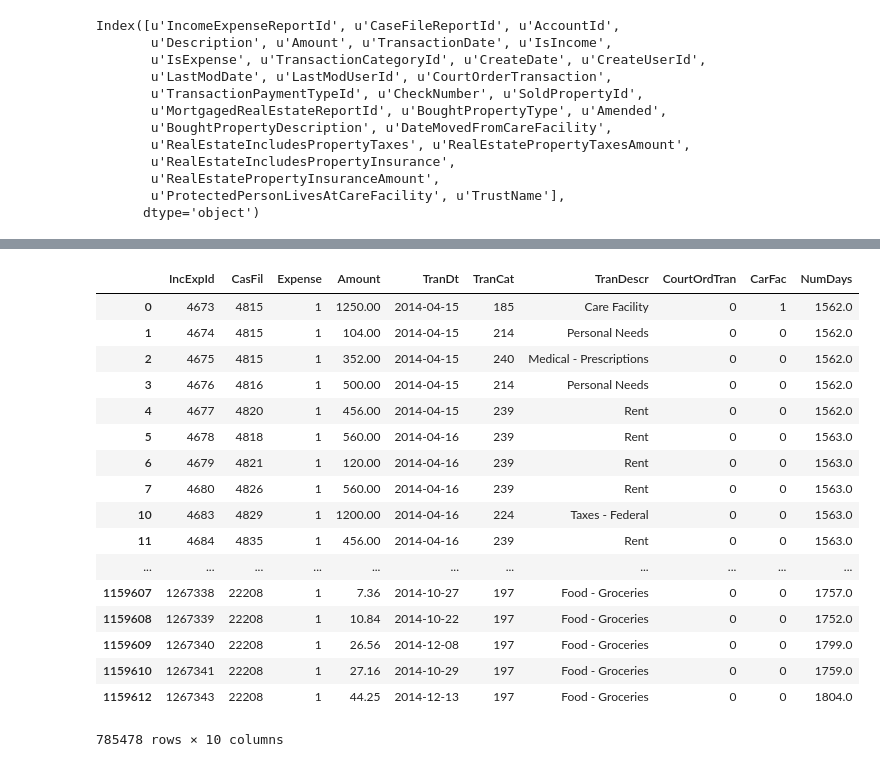
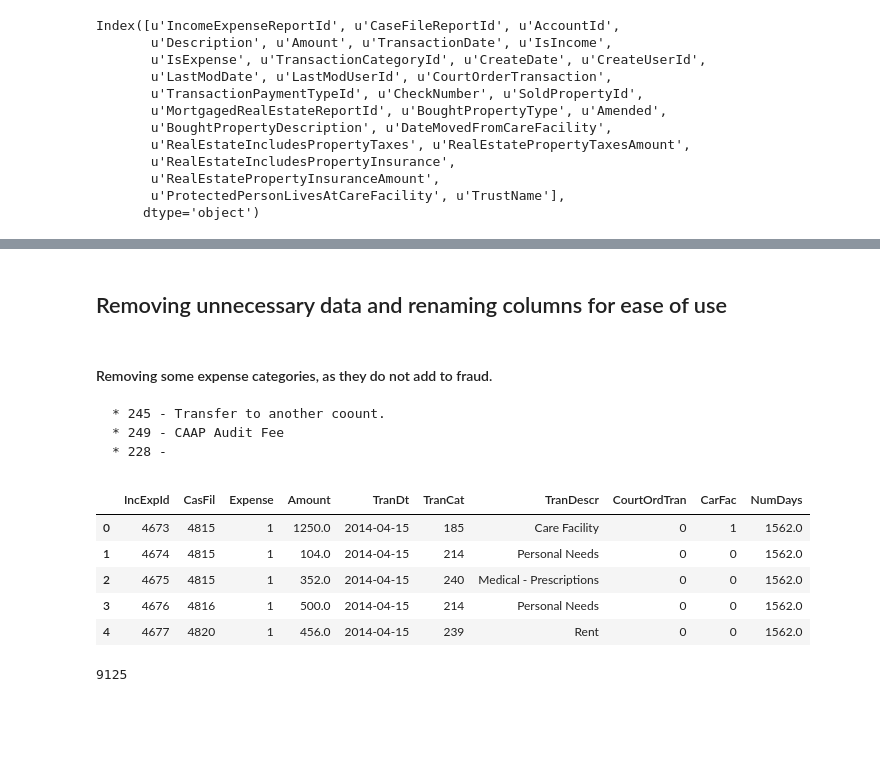
Before and after one commit to sanhitamj/elderly_fraud_detection, a Jupyter notebook: DataPipeline.ipynb, the cells around one changed output, grey strips where cells are left out. Drawn from its saved outputs; the diff is of its cells as text; code cells hidden in the pictures; blank space fills up the shorter version.

```diff
--- a/DataPipeline.ipynb
+++ b/DataPipeline.ipynb
@@ -52,3 +52,5 @@ df[(df['CaseFileReportId']==9423) & (df['IsIncome']==True) & (df['TransactionCat
+# %% [markdown]
+## Removing unnecessary data and renaming columns for ease of use
 # %%
 df['TransactionDate'] = pd.to_datetime(df['TransactionDate'])
 
@@ -79,6 +81,12 @@ for i in xrange(len(trans_cat)):
     d_tran[df2.iloc[i]['TransactionCategoryId']] = df2.iloc[i]['Description']
 
 df['TranDescr'] = df['TranCat'].map(d_tran)
+# %% [markdown]
+#### Removing some expense categories, as they do not add to fraud.
+
+    * 245 - Transfer to another coount.
+    * 249 - CAAP Audit Fee
+    * 228 -
 # %%
 income_categories = df2[(df2['CategoryTypeId']==2) & (df2['TransactionCategoryId']!=245) &
                         (df2['TransactionCategoryId']!=228) &
@@ -86,31 +94,23 @@ income_categories = df2[(df2['CategoryTypeId']==2) & (df2['TransactionCategoryId
 # %%
 columns_to_keep = ['IncExpId', 'CasFil', 'Expense', 'Amount', 'TranDt', 'TranCat', 'TranDescr', 'CourtOrdTran', 'CarFac' ]
 df = df[(df['TranCat'].isin(income_categories)) & (df['TranDt']> datetime.date(year=2010,month=1,day=1))
         & (df['TranDt']<datetime.date(2016, 1, 1))][columns_to_keep]
 
 df['NumDays'] = (df['TranDt'] - df['TranDt'].min())/ np.timedelta64(1,'D')
 
 
-df
+df.head()
 # %% [output]
 |  | IncExpId | CasFil | Expense | Amount | TranDt | TranCat | TranDescr | CourtOrdTran | CarFac | NumDays |
-| 0 | 4673 | 4815 | 1 | 1250.00 | 2014-04-15 | 185 | Care Facility | 0 | 1 | 1562.0 |
-| 1 | 4674 | 4815 | 1 | 104.00 | 2014-04-15 | 214 | Personal Needs | 0 | 0 | 1562.0 |
-| 2 | 4675 | 4815 | 1 | 352.00 | 2014-04-15 | 240 | Medical - Prescriptions | 0 | 0 | 1562.0 |
-| 3 | 4676 | 4816 | 1 | 500.00 | 2014-04-15 | 214 | Personal Needs | 0 | 0 | 1562.0 |
-| 4 | 4677 | 4820 | 1 | 456.00 | 2014-04-15 | 239 | Rent | 0 | 0 | 1562.0 |
-| 5 | 4678 | 4818 | 1 | 560.00 | 2014-04-16 | 239 | Rent | 0 | 0 | 1563.0 |
-| 6 | 4679 | 4821 | 1 | 120.00 | 2014-04-16 | 239 | Rent | 0 | 0 | 1563.0 |
-| 7 | 4680 | 4826 | 1 | 560.00 | 2014-04-16 | 239 | Rent | 0 | 0 | 1563.0 |
-| 10 | 4683 | 4829 | 1 | 1200.00 | 2014-04-16 | 224 | Taxes - Federal | 0 | 0 | 1563.0 |
-| 11 | 4684 | 4835 | 1 | 456.00 | 2014-04-16 | 239 | Rent | 0 | 0 | 1563.0 |
-| ... | ... | ... | ... | ... | ... | ... | ... | ... | ... | ... |
-| 1159607 | 1267338 | 22208 | 1 | 7.36 | 2014-10-27 | 197 | Food - Groceries | 0 | 0 | 1757.0 |
-| 1159608 | 1267339 | 22208 | 1 | 10.84 | 2014-10-22 | 197 | Food - Groceries | 0 | 0 | 1752.0 |
-| 1159609 | 1267340 | 22208 | 1 | 26.56 | 2014-12-08 | 197 | Food - Groceries | 0 | 0 | 1799.0 |
-| 1159610 | 1267341 | 22208 | 1 | 27.16 | 2014-10-29 | 197 | Food - Groceries | 0 | 0 | 1759.0 |
-| 1159612 | 1267343 | 22208 | 1 | 44.25 | 2014-12-13 | 197 | Food - Groceries | 0 | 0 | 1804.0 |
+| 0 | 4673 | 4815 | 1 | 1250.0 | 2014-04-15 | 185 | Care Facility | 0 | 1 | 1562.0 |
+| 1 | 4674 | 4815 | 1 | 104.0 | 2014-04-15 | 214 | Personal Needs | 0 | 0 | 1562.0 |
+| 2 | 4675 | 4815 | 1 | 352.0 | 2014-04-15 | 240 | Medical - Prescriptions | 0 | 0 | 1562.0 |
+| 3 | 4676 | 4816 | 1 | 500.0 | 2014-04-15 | 214 | Personal Needs | 0 | 0 | 1562.0 |
+| 4 | 4677 | 4820 | 1 | 456.0 | 2014-04-15 | 239 | Rent | 0 | 0 | 1562.0 |
-785478 rows × 10 columns
+# %%
+len(df['CasFil'].unique())
+# %% [output]
+9125
 # %%
 df.to_csv('expense.csv')
 # %%
```
Also changed, not shown: parts of 23 cells of this notebook, 5 other files.
